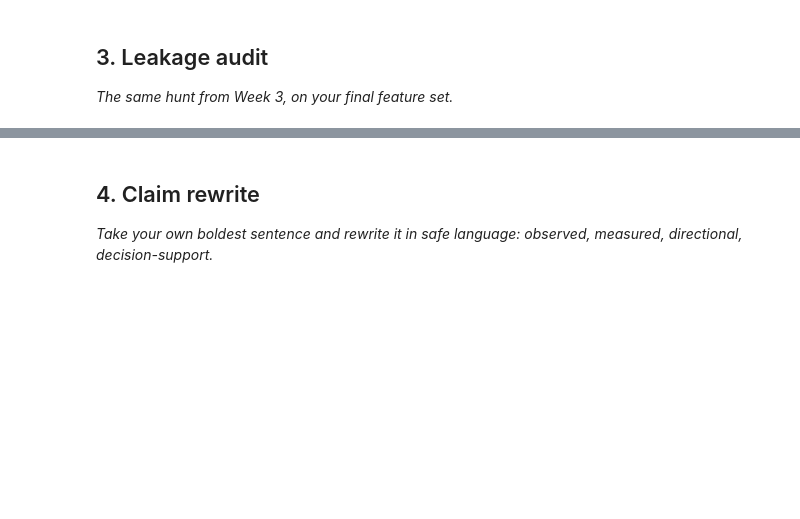
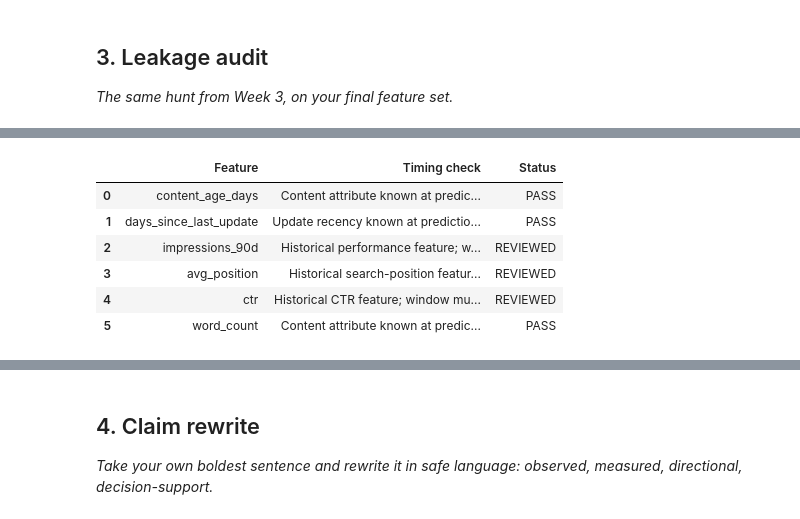
Before and after one commit to RaihanBasha7/flyrank-ml-internship, a Jupyter notebook: work/notebooks/w06_validation_audit.ipynb, the cells around one changed output, grey strips where cells are left out. Drawn from its saved outputs; the diff is of its cells as text; code cells hidden in the pictures; blank space fills up the shorter version.

```diff
--- a/work/notebooks/w06_validation_audit.ipynb
+++ b/work/notebooks/w06_validation_audit.ipynb
@@ -29,0 +312,47 @@ This skeleton is yours to fill. Work the sections **in order** — each one has
+# %%
+# Timeline / availability audit for the six Week-5 features.
+# This is a documentation check: all six fields must represent information
+# available before the model's decision point.
+
+availability_audit = pd.DataFrame([
+    {
+        "Feature": "content_age_days",
+        "Timing check": "Content attribute known at prediction time",
+        "Status": "PASS",
+    },
+    {
+        "Feature": "days_since_last_update",
+        "Timing check": "Update recency known at prediction time",
+        "Status": "PASS",
+    },
+    {
+        "Feature": "impressions_90d",
+        "Timing check": "Historical performance feature; window must end before outcome window",
+        "Status": "REVIEWED",
+    },
+    {
+        "Feature": "avg_position",
+        "Timing check": "Historical search-position feature; window must end before outcome window",
+        "Status": "REVIEWED",
+    },
+    {
+        "Feature": "ctr",
+        "Timing check": "Historical CTR feature; window must end before outcome window",
+        "Status": "REVIEWED",
+    },
+    {
+        "Feature": "word_count",
+        "Timing check": "Content attribute known at prediction time",
+        "Status": "PASS",
+    },
+])
+
+display(availability_audit)
+# %% [output]
+|  | Feature | Timing check | Status |
+| 0 | content_age_days | Content attribute known at predic... | PASS |
+| 1 | days_since_last_update | Update recency known at predictio... | PASS |
+| 2 | impressions_90d | Historical performance feature; w... | REVIEWED |
+| 3 | avg_position | Historical search-position featur... | REVIEWED |
+| 4 | ctr | Historical CTR feature; window mu... | REVIEWED |
+| 5 | word_count | Content attribute known at predic... | PASS |
```
Also changed, not shown: parts of 21 cells of this notebook.
